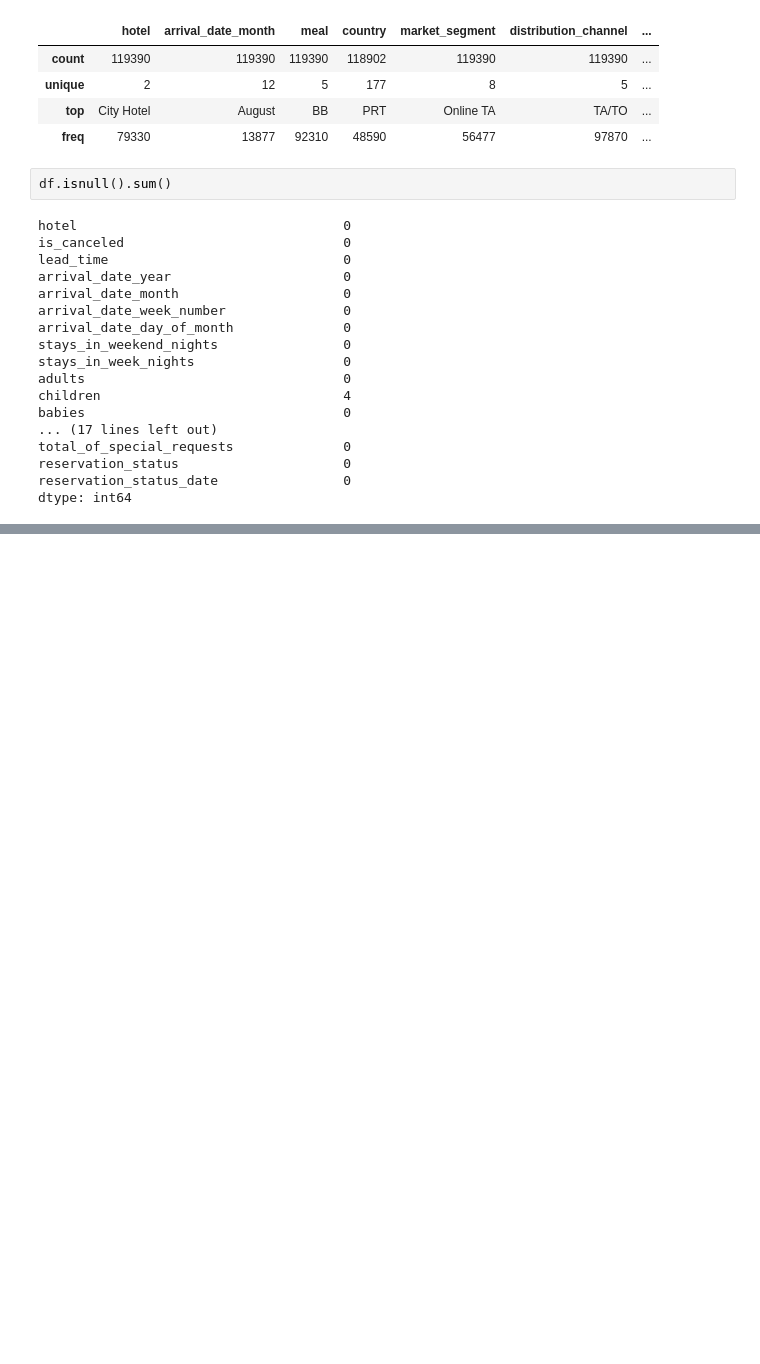
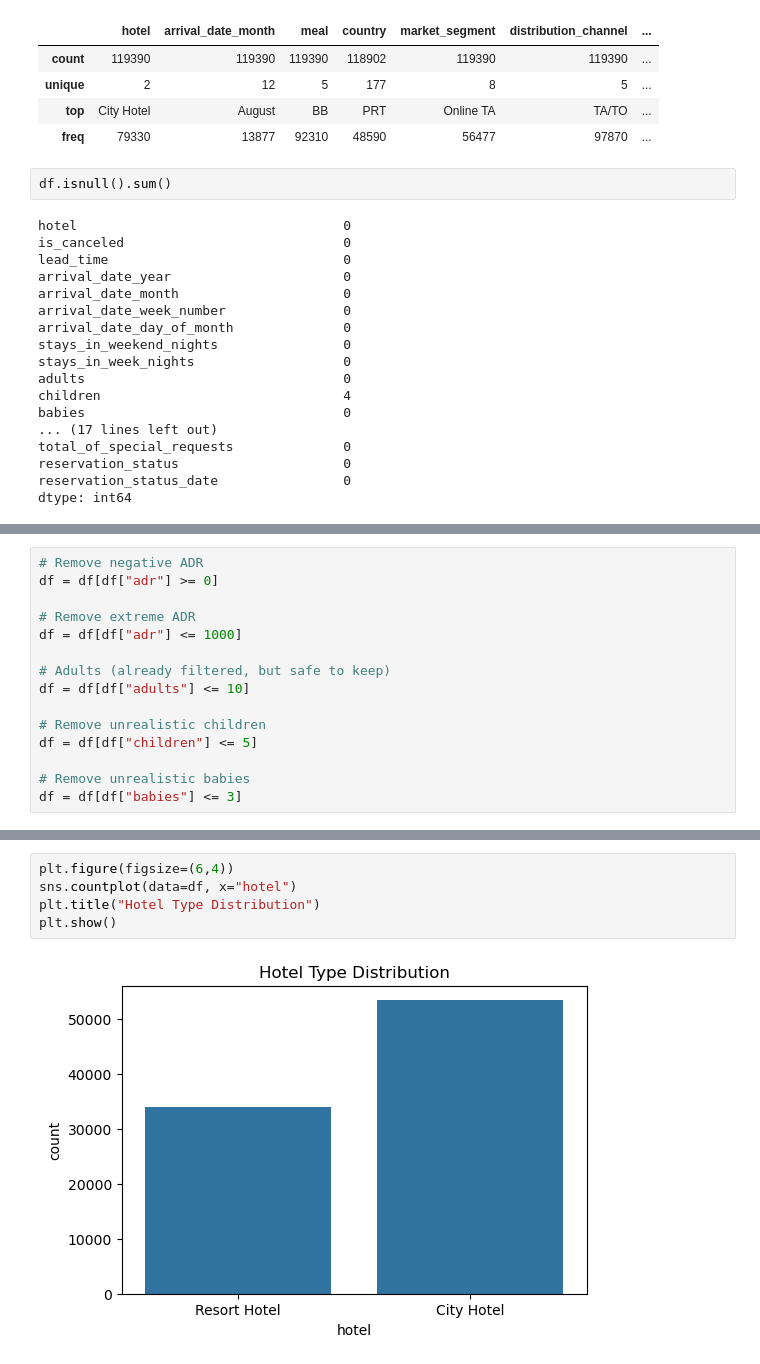
Before and after one commit to Ashishjoshi794/EDA-PROJECT, a Jupyter notebook: hotel booking/hotel_booking.ipynb, the cells around one changed output, grey strips where cells are left out. Saved outputs shown, nothing was run; the diff lists cells and outputs as text; blank space fills up the shorter version.

```diff
--- a/hotel booking/hotel_booking.ipynb
+++ b/hotel booking/hotel_booking.ipynb
@@ -246,0 +351,15 @@ Name: proportion, dtype: float64
+# %%
+# Remove negative ADR
+df = df[df["adr"] >= 0]
+
+# Remove extreme ADR
+df = df[df["adr"] <= 1000]
+
+# Adults (already filtered, but safe to keep)
+df = df[df["adults"] <= 10]
+
+# Remove unrealistic children
+df = df[df["children"] <= 5]
+
+# Remove unrealistic babies
+df = df[df["babies"] <= 3]
@@ -246,0 +376,7 @@ Name: proportion, dtype: float64
+# %%
+plt.figure(figsize=(6,4))
+sns.countplot(data=df, x="hotel")
+plt.title("Hotel Type Distribution")
+plt.show()
+# %% [output]
+[figure, added]
```
Also changed, not shown: parts of 41 cells of this notebook.
